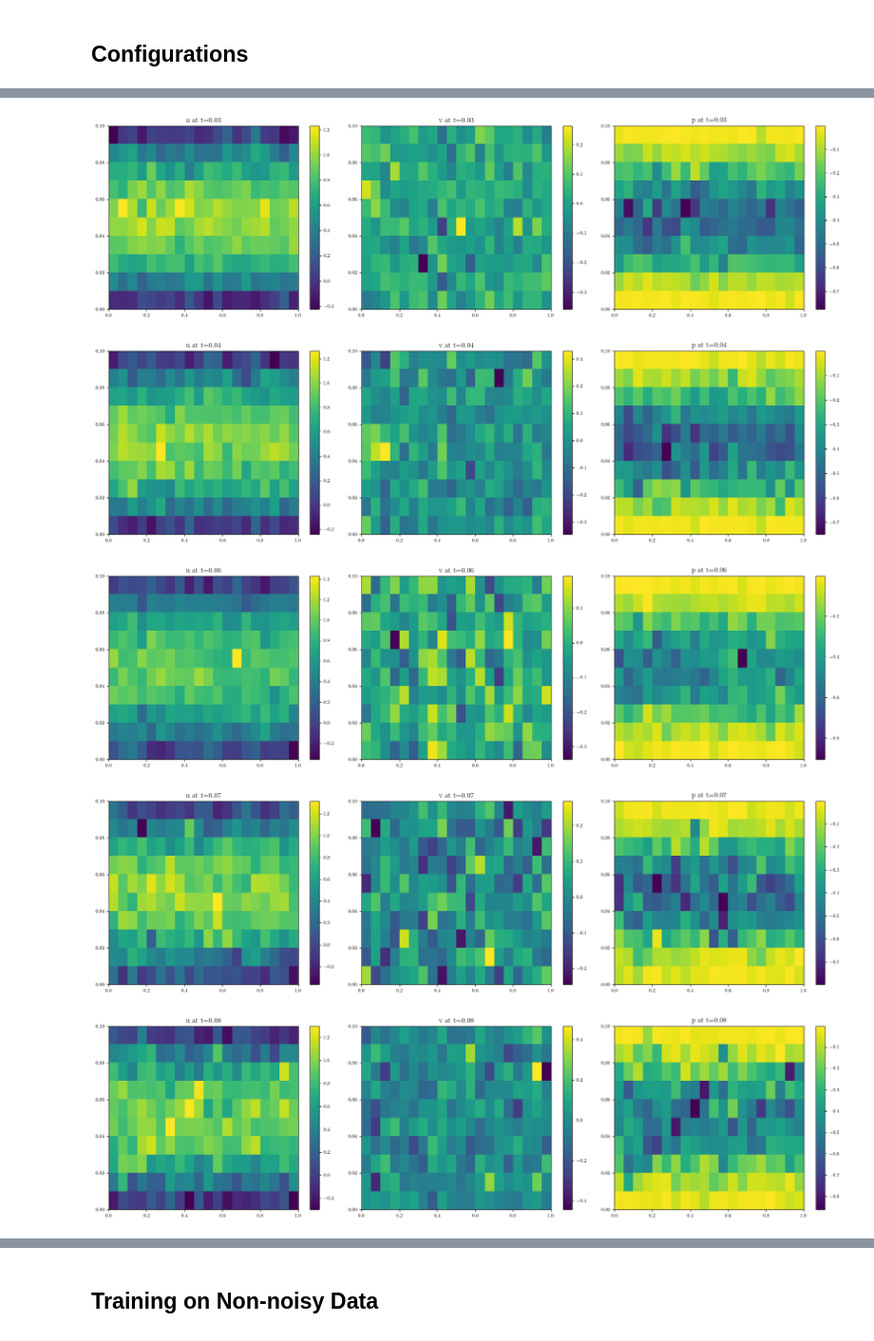
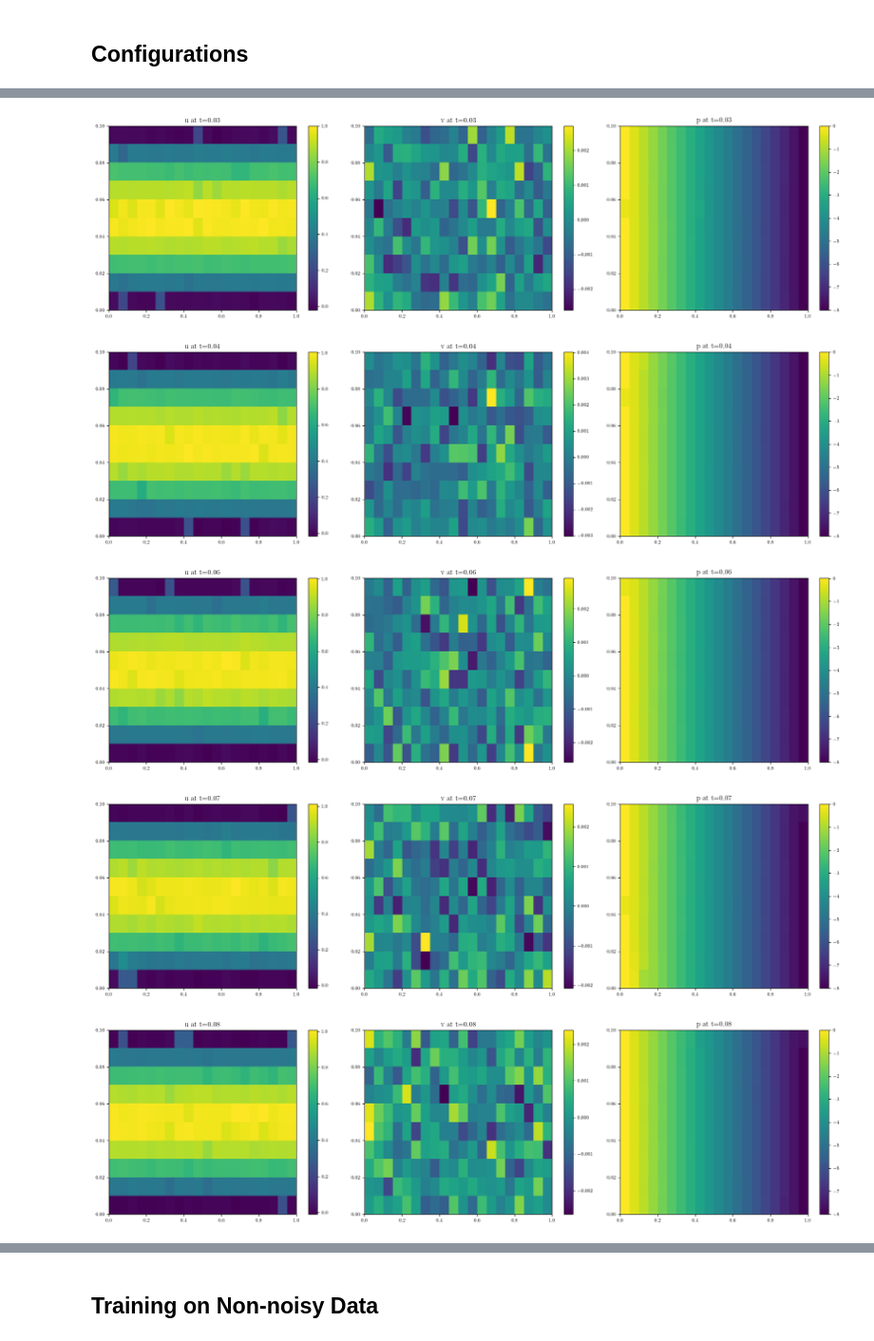
Before and after one commit to Nikunj12321/PINNs, a Jupyter notebook: Burgers Equation/2dnavierstokes inference.ipynb, the cells around one changed output, grey strips where cells are left out. Shown: that part at 95% size. Drawn from its saved outputs; the diff is of its cells as text; code cells hidden in the pictures.

```diff
--- a/Burgers Equation/2dnavierstokes inference.ipynb
+++ b/Burgers Equation/2dnavierstokes inference.ipynb
@@ -278,7 +278,8 @@ N_u_train = 3800
 N_u_val = 600
 N_u_test = 600
 #layers = [3, 20, 40, 40, 60, 60, 60, 50, 40, 30, 20, 3]
-layers = [3, 500, 2000, 3000, 5000, 5000, 5000, 3000, 2000, 500, 60, 3]
+layers = [3, 20, 20, 20, 20, 20, 20, 20, 20, 3]
+#layers = [3, 500, 2000, 3000, 5000, 5000, 5000, 3000, 2000, 500, 60, 3]
 
 data_path = Path('data/Flow.csv')
 
@@ -287,7 +288,7 @@ data_path = Path('data/Flow.csv')
 data = np.loadtxt(str(data_path), delimiter=",", skiprows=1, ndmin=2, usecols=range(6))
 # Assuming columns: t,x,y,u,v,p,dudx,dudy,dvdx,dvdy,dudt,dvdt,flow_type,sample_id
 # print(np.shape(data))
-data = data[5000:]
+data = data[:5000]
 X_star = data[:, 0:3].copy()  # t, x, y
 du_star = data[:, 6:12].copy()  # dudx, dudy, dvdx, dvdy, dudt, dvdt
 u_star = data[:, 3:6].copy()  # u, v, p
@@ -476,5 +477,5 @@ ub = X_star.max(0)
-[figure, old version]
+[figure, new version]
-[figure, old version]
+[figure, new version]
-[figure, old version]
+[figure, new version]
-[figure, old version]
+[figure, new version]
-[figure, old version]
+[figure, new version]
```
Also changed, not shown: parts of 4 cells of this notebook, 5 other files.
